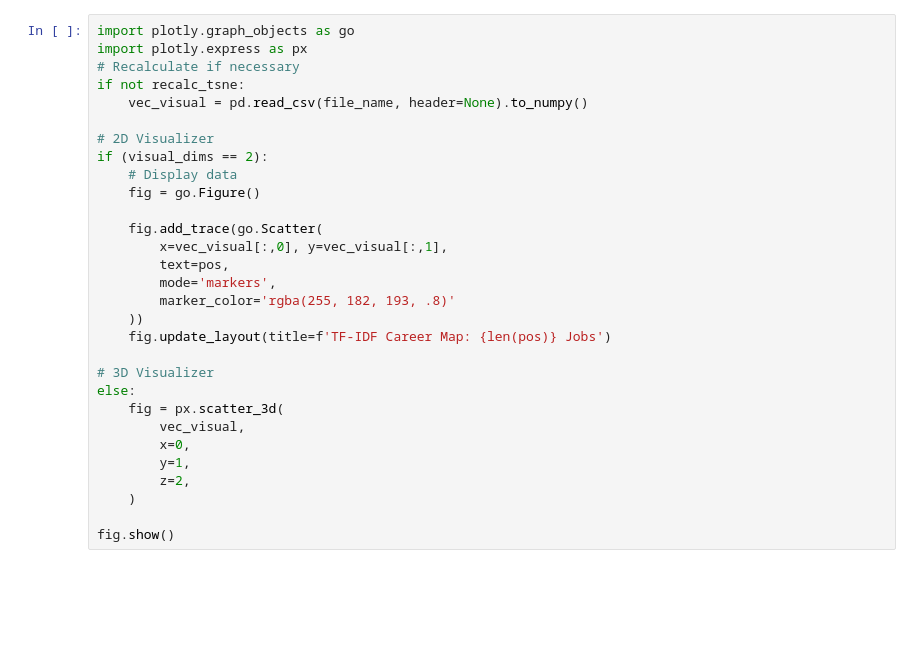
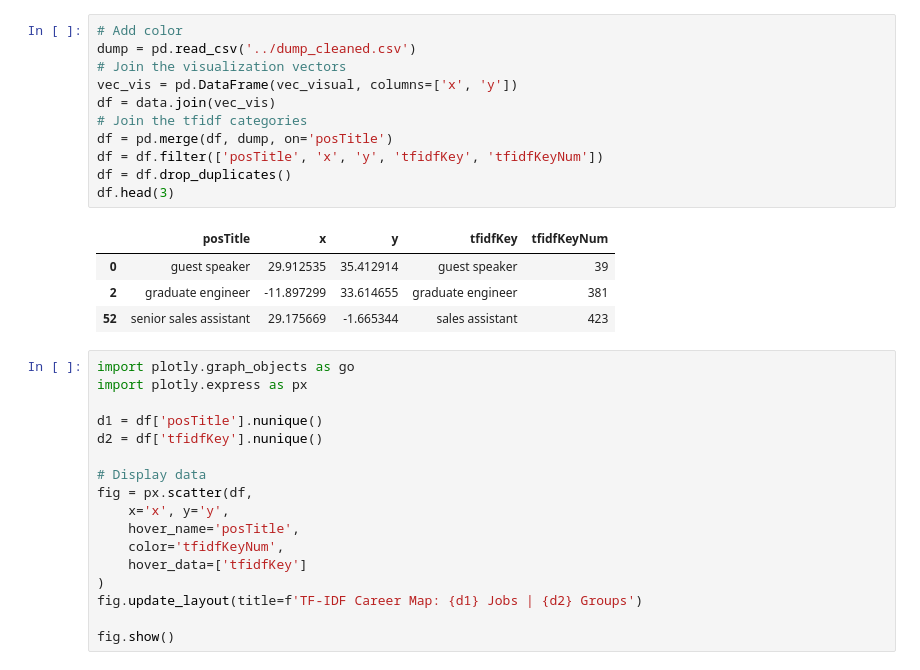
Before and after one commit to draymond63/passion, a Jupyter notebook: tfidf/tfidf_visualizer.ipynb, the cells around one changed output. Saved outputs shown, nothing was run; the diff lists cells and outputs as text; blank space fills up the shorter version.

```diff
--- a/tfidf/tfidf_visualizer.ipynb
+++ b/tfidf/tfidf_visualizer.ipynb
@@ -67,30 +38,33 @@ if (recalc_tsne):
-# %%
-import plotly.graph_objects as go
-import plotly.express as px
-# Recalculate if necessary
-if not recalc_tsne:
-    vec_visual = pd.read_csv(file_name, header=None).to_numpy()
-
-# 2D Visualizer
-if (visual_dims == 2):
-    # Display data
-    fig = go.Figure()
-
-    fig.add_trace(go.Scatter(
-        x=vec_visual[:,0], y=vec_visual[:,1],
-        text=pos,
-        mode='markers',
-        marker_color='rgba(255, 182, 193, .8)'
-    ))
-    fig.update_layout(title=f'TF-IDF Career Map: {len(pos)} Jobs')
-
-# 3D Visualizer
-else:
-    fig = px.scatter_3d(
-        vec_visual,
-        x=0,
-        y=1,
-        z=2,
-    )
-
-fig.show()
+# %%
+# Add color
+dump = pd.read_csv('../dump_cleaned.csv')
+# Join the visualization vectors
+vec_vis = pd.DataFrame(vec_visual, columns=['x', 'y'])
+df = data.join(vec_vis)
+# Join the tfidf categories
+df = pd.merge(df, dump, on='posTitle')
+df = df.filter(['posTitle', 'x', 'y', 'tfidfKey', 'tfidfKeyNum'])
+df = df.drop_duplicates()
+df.head(3)
+# %% [output]
+|  | posTitle | x | y | tfidfKey | tfidfKeyNum |
+| 0 | guest speaker | 29.912535 | 35.412914 | guest speaker | 39 |
+| 2 | graduate engineer | -11.897299 | 33.614655 | graduate engineer | 381 |
+| 52 | senior sales assistant | 29.175669 | -1.665344 | sales assistant | 423 |
+# %%
+import plotly.graph_objects as go
+import plotly.express as px
+
+d1 = df['posTitle'].nunique()
+d2 = df['tfidfKey'].nunique()
+
+# Display data
+fig = px.scatter(df,
+    x='x', y='y',
+    hover_name='posTitle',
+    color='tfidfKeyNum',
+    hover_data=['tfidfKey']
+)
+fig.update_layout(title=f'TF-IDF Career Map: {d1} Jobs | {d2} Groups')
+
+fig.show()
```
Also changed, not shown: parts of 3 cells of this notebook, 4 other files.
